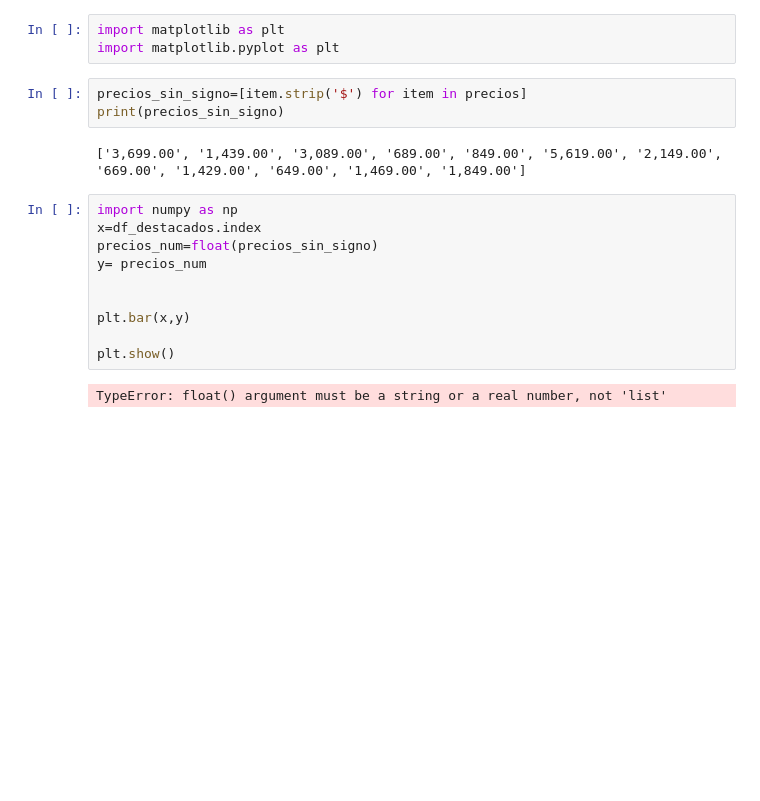
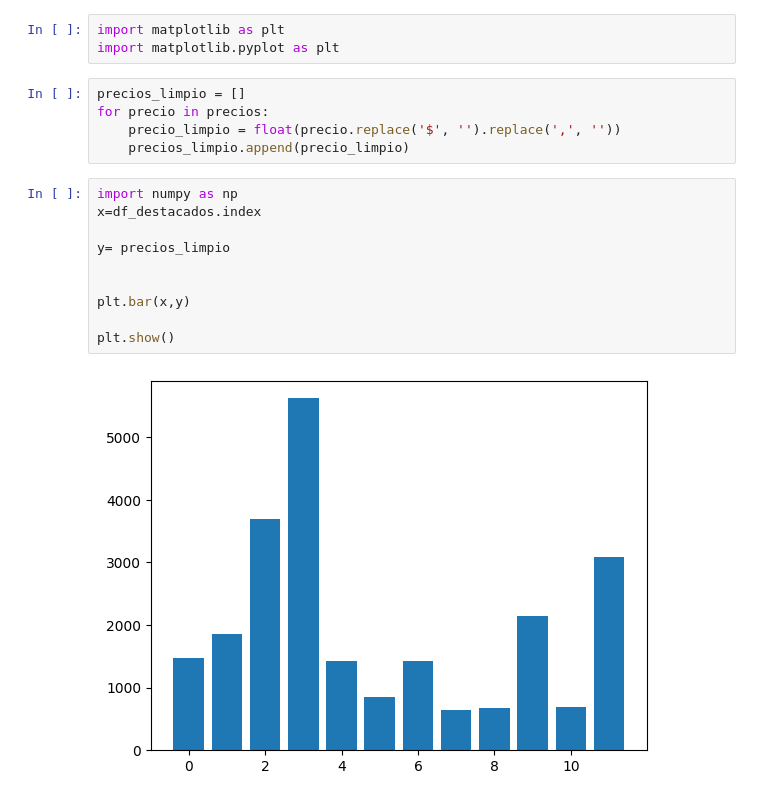
Before and after one commit to sariyaesc/PYTHON_IA, a Jupyter notebook: WebScraping.ipynb, the cells around one changed output. Cells and saved outputs as stored; diff of their text form; blank space fills up the shorter version.

```diff
--- a/WebScraping.ipynb
+++ b/WebScraping.ipynb
@@ -479,20 +480,20 @@ print(df_destacados)
 # %%
 import matplotlib as plt
 import matplotlib.pyplot as plt
-# %%
-precios_sin_signo=[item.strip('$') for item in precios]
-print(precios_sin_signo)
-# %% [output]
-['3,699.00', '1,439.00', '3,089.00', '689.00', '849.00', '5,619.00', '2,149.00', '669.00', '1,429.00', '649.00', '1,469.00', '1,849.00']
+# %%
+precios_limpio = []
+for precio in precios:
+    precio_limpio = float(precio.replace('$', '').replace(',', ''))
+    precios_limpio.append(precio_limpio)
 # %%
 import numpy as np
 x=df_destacados.index
-precios_num=float(precios_sin_signo)
-y= precios_num
+
+y= precios_limpio
 
 
 plt.bar(x,y)
 
 plt.show()
 # %% [output]
-TypeError: float() argument must be a string or a real number, not 'list'
+[figure, added]
```
Also changed, not shown: parts of 11 cells of this notebook.
